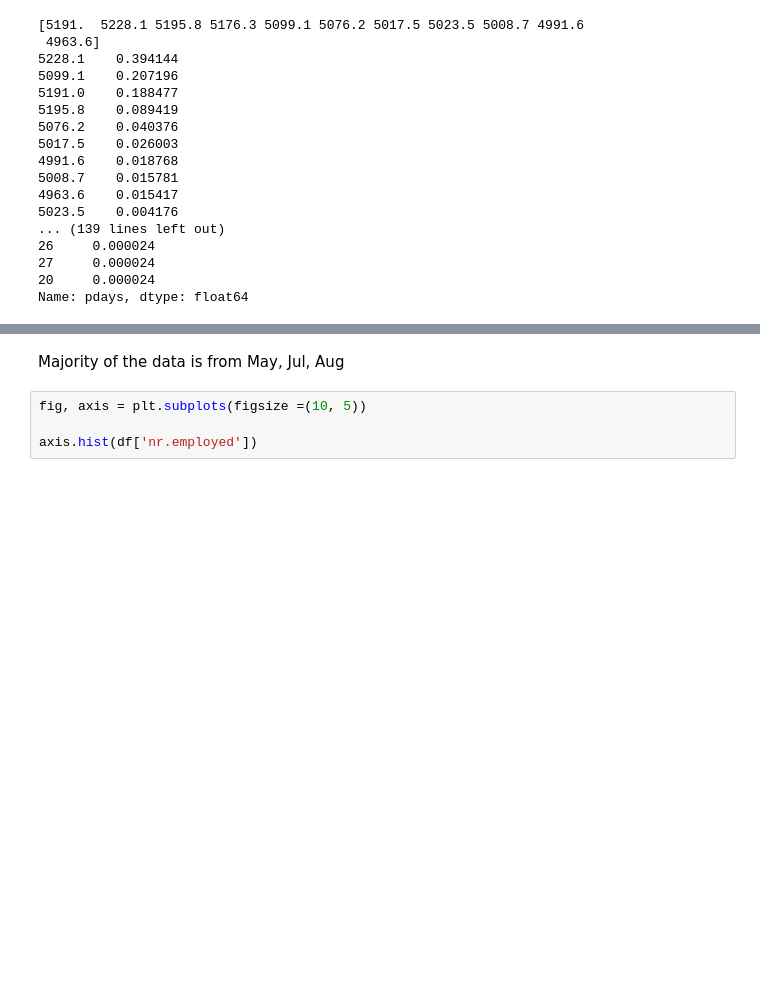
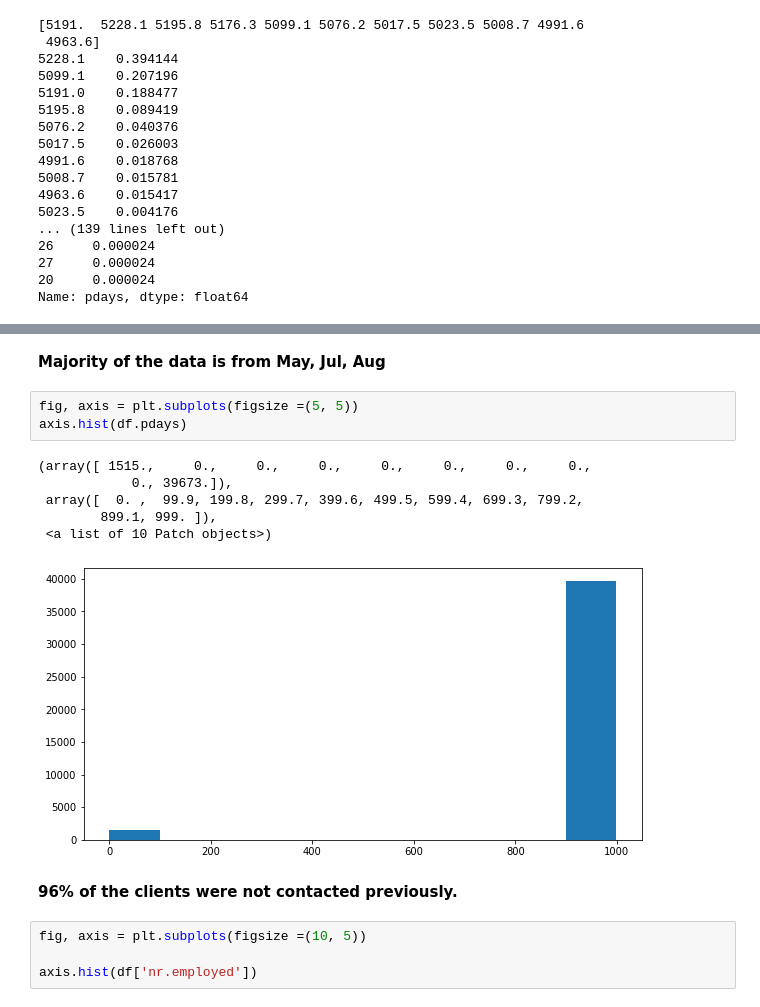
Before and after one commit to iramjaved/OptusUBuildingAI, a Jupyter notebook: BankTestFull.ipynb, the cells around one changed output, grey strips where cells are left out. Saved outputs shown, nothing was run; the diff lists cells and outputs as text; blank space fills up the shorter version.

```diff
--- a/BankTestFull.ipynb
+++ b/BankTestFull.ipynb
@@ -167,5 +257,17 @@ axis.hist(df.month)
 # %% [markdown]
-Majority of the data is from May, Jul, Aug
+**Majority of the data is from May, Jul, Aug**
+# %%
+fig, axis = plt.subplots(figsize =(5, 5))
+axis.hist(df.pdays)
+# %% [output]
+(array([ 1515.,     0.,     0.,     0.,     0.,     0.,     0.,     0.,
+            0., 39673.]),
+ array([  0. ,  99.9, 199.8, 299.7, 399.6, 499.5, 599.4, 699.3, 799.2,
+        899.1, 999. ]),
+ <a list of 10 Patch objects>)
+[figure, added]
+# %% [markdown]
+**96% of the clients were not contacted previously.**
 # %%
 fig, axis = plt.subplots(figsize =(10, 5))
 
```
Also changed, not shown: parts of 67 cells of this notebook.
